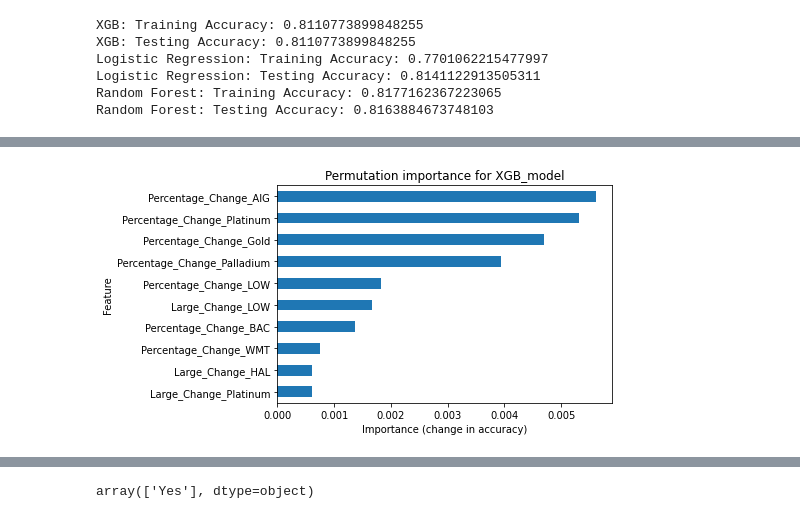
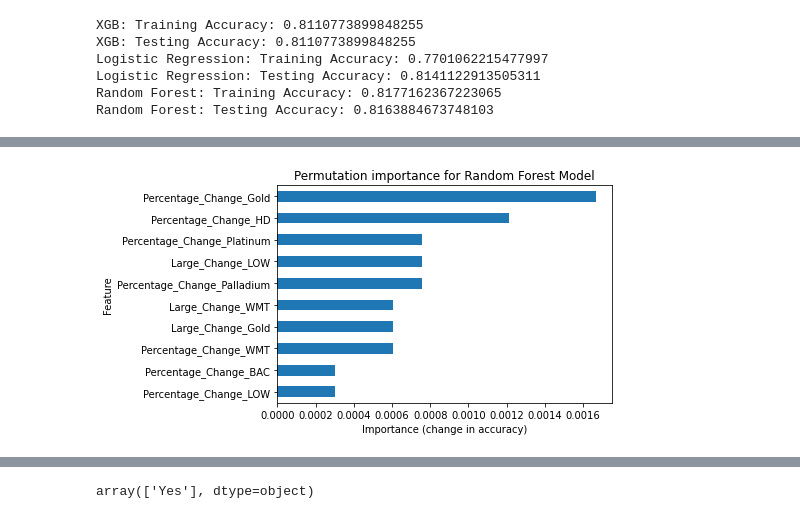
Before and after one commit to Collin-Campbell/BuildWeek2, a Jupyter notebook: project.ipynb, the cells around one changed output, grey strips where cells are left out. Drawn from its saved outputs; the diff is of its cells as text; code cells hidden in the pictures.

```diff
--- a/project.ipynb
+++ b/project.ipynb
@@ -392,24 +427,24 @@ Random Forest: Testing Accuracy: 0.8163884673748103
 
 from sklearn.inspection import permutation_importance
 
-perm_imp = permutation_importance(XGB_model, X_test, y_test, random_state=42)
+perm_imp = permutation_importance(Random_Forest_model, X_test, y_test, random_state=42)
 # %%
 import matplotlib.pyplot as plt
 
 
 # Putting results into DataFrame
 data = {'importances_mean' : perm_imp['importances_mean'],
         'importances_std' : perm_imp['importances_std']}
 
 df_perm = pd.DataFrame(data, index=X_test.columns)
 df_perm.sort_values('importances_mean', ascending=True, inplace=True)
 
 # Making a plot
 df_perm['importances_mean'].tail(10).plot(kind='barh')
 plt.xlabel('Importance (change in accuracy)')
 plt.ylabel('Feature')
-plt.title('Permutation importance for XGB_model');
+plt.title('Permutation importance for Random Forest Model');
 # %% [output]
-[figure, old version]
+[figure, new version]
 # %%
 # Communicate results:
```
Also changed, not shown: parts of 10 cells of this notebook.
